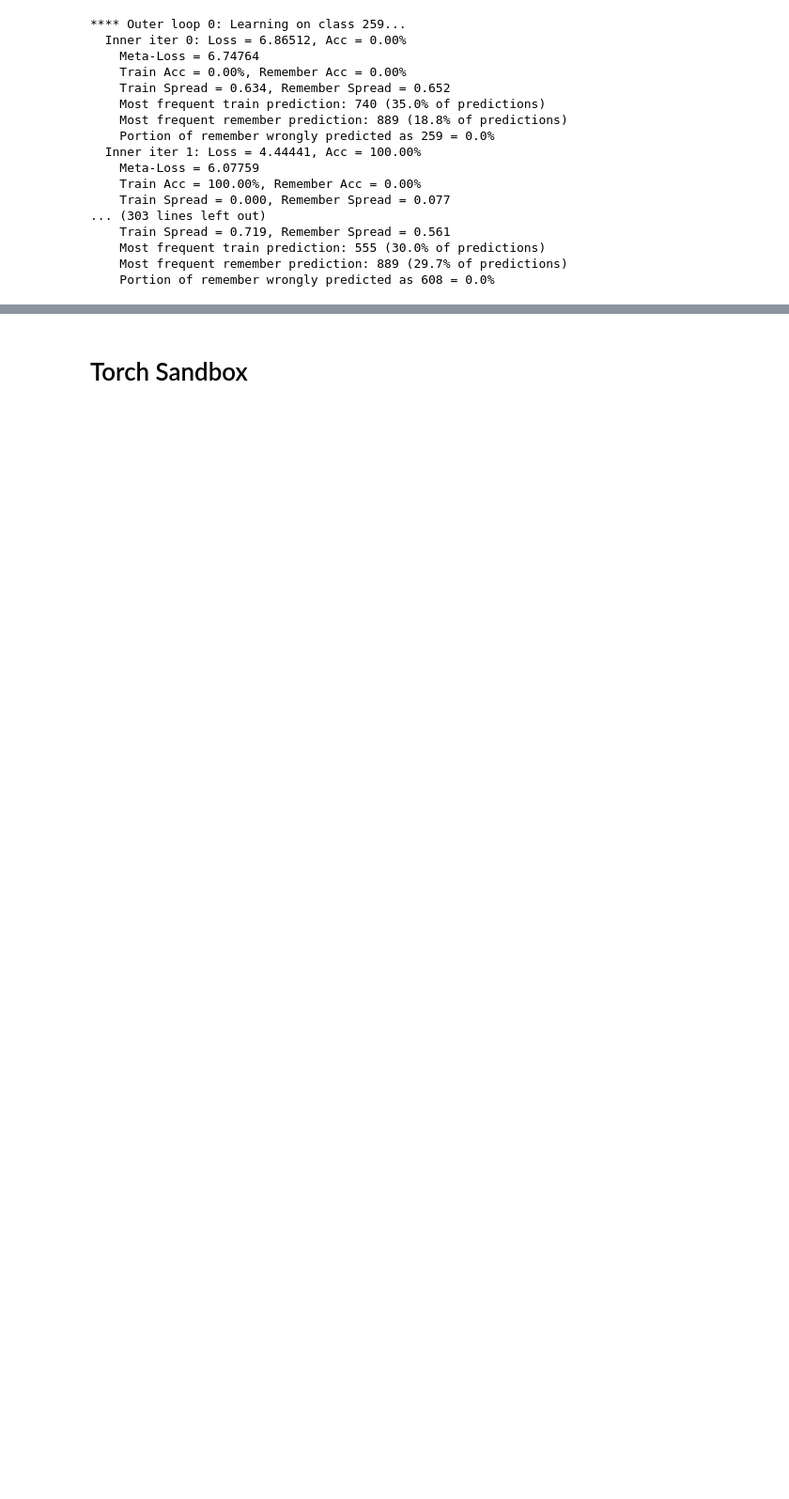
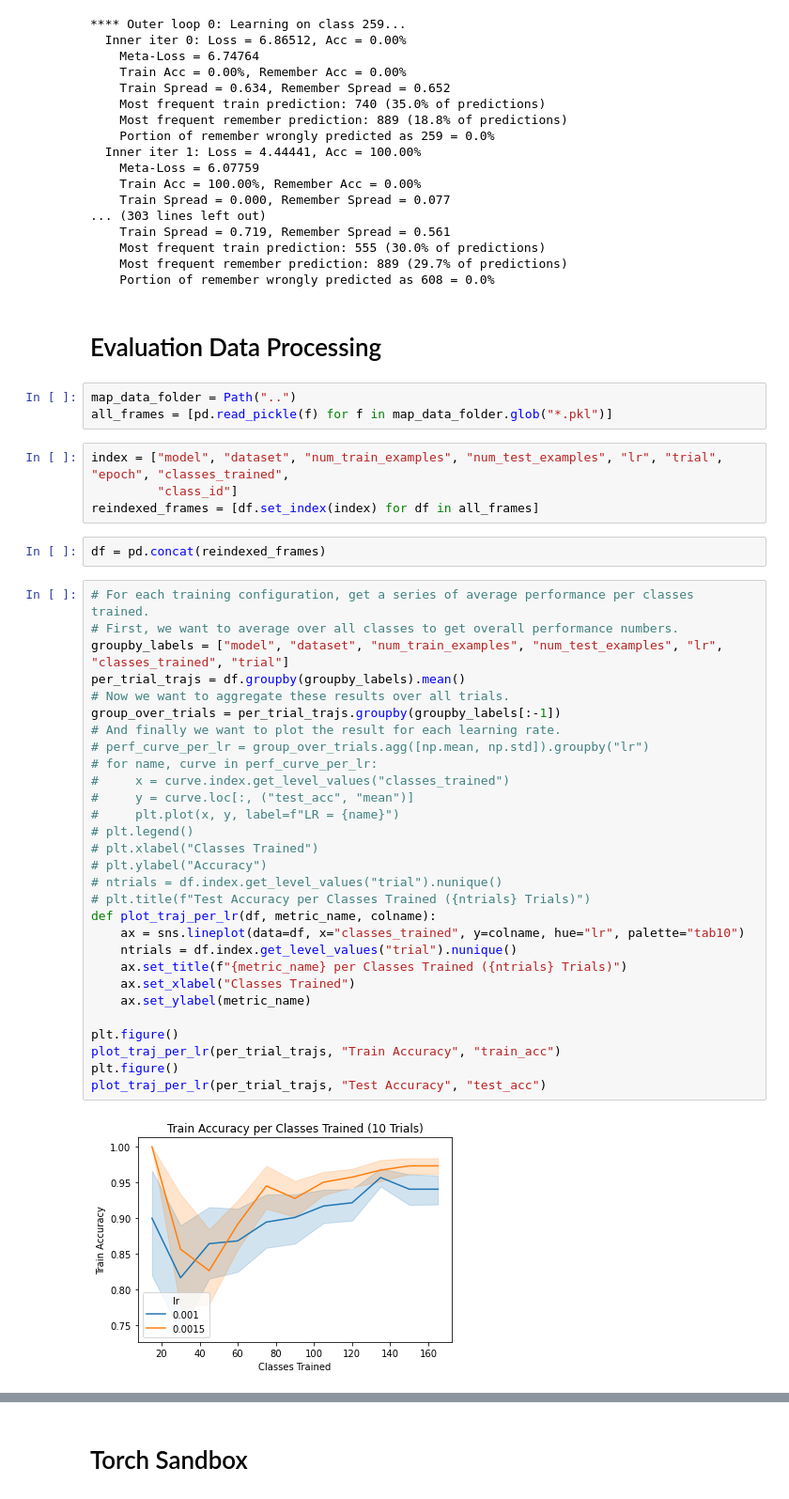
Before and after one commit to uvm-neurobotics-lab/higherANML, a Jupyter notebook: notebooks/ntraft-sandbox.ipynb, the cells around one changed output, grey strips where cells are left out. Shown at 94% size. Drawn from its saved outputs; the diff is of its cells as text; blank space fills up the shorter version.

Commit message:
Add new notebook for meta-test results analysis.

```diff
--- a/notebooks/ntraft-sandbox.ipynb
+++ b/notebooks/ntraft-sandbox.ipynb
@@ -380,3 +388,45 @@ for it in range(11):
     Most frequent train prediction: 555 (30.0% of predictions)
     Most frequent remember prediction: 889 (29.7% of predictions)
     Portion of remember wrongly predicted as 608 = 0.0%
+# %% [markdown]
+# Evaluation Data Processing
+# %%
+map_data_folder = Path("..")
+all_frames = [pd.read_pickle(f) for f in map_data_folder.glob("*.pkl")]
+# %%
+index = ["model", "dataset", "num_train_examples", "num_test_examples", "lr", "trial", "epoch", "classes_trained",
+         "class_id"]
+reindexed_frames = [df.set_index(index) for df in all_frames]
+# %%
+df = pd.concat(reindexed_frames)
+# %%
+# For each training configuration, get a series of average performance per classes trained.
+# First, we want to average over all classes to get overall performance numbers.
+groupby_labels = ["model", "dataset", "num_train_examples", "num_test_examples", "lr", "classes_trained", "trial"]
+per_trial_trajs = df.groupby(groupby_labels).mean()
+# Now we want to aggregate these results over all trials.
+group_over_trials = per_trial_trajs.groupby(groupby_labels[:-1])
+# And finally we want to plot the result for each learning rate.
+# perf_curve_per_lr = group_over_trials.agg([np.mean, np.std]).groupby("lr")
+# for name, curve in perf_curve_per_lr:
+#     x = curve.index.get_level_values("classes_trained")
+#     y = curve.loc[:, ("test_acc", "mean")]
+#     plt.plot(x, y, label=f"LR = {name}")
+# plt.legend()
+# plt.xlabel("Classes Trained")
+# plt.ylabel("Accuracy")
+# ntrials = df.index.get_level_values("trial").nunique()
+# plt.title(f"Test Accuracy per Classes Trained ({ntrials} Trials)")
+def plot_traj_per_lr(df, metric_name, colname):
+    ax = sns.lineplot(data=df, x="classes_trained", y=colname, hue="lr", palette="tab10")
+    ntrials = df.index.get_level_values("trial").nunique()
+    ax.set_title(f"{metric_name} per Classes Trained ({ntrials} Trials)")
+    ax.set_xlabel("Classes Trained")
+    ax.set_ylabel(metric_name)
+
+plt.figure()
+plot_traj_per_lr(per_trial_trajs, "Train Accuracy", "train_acc")
+plt.figure()
+plot_traj_per_lr(per_trial_trajs, "Test Accuracy", "test_acc")
+# %% [output]
+[figure, added]
```
Also changed, not shown: parts of 8 cells of this notebook, 1 other file.
